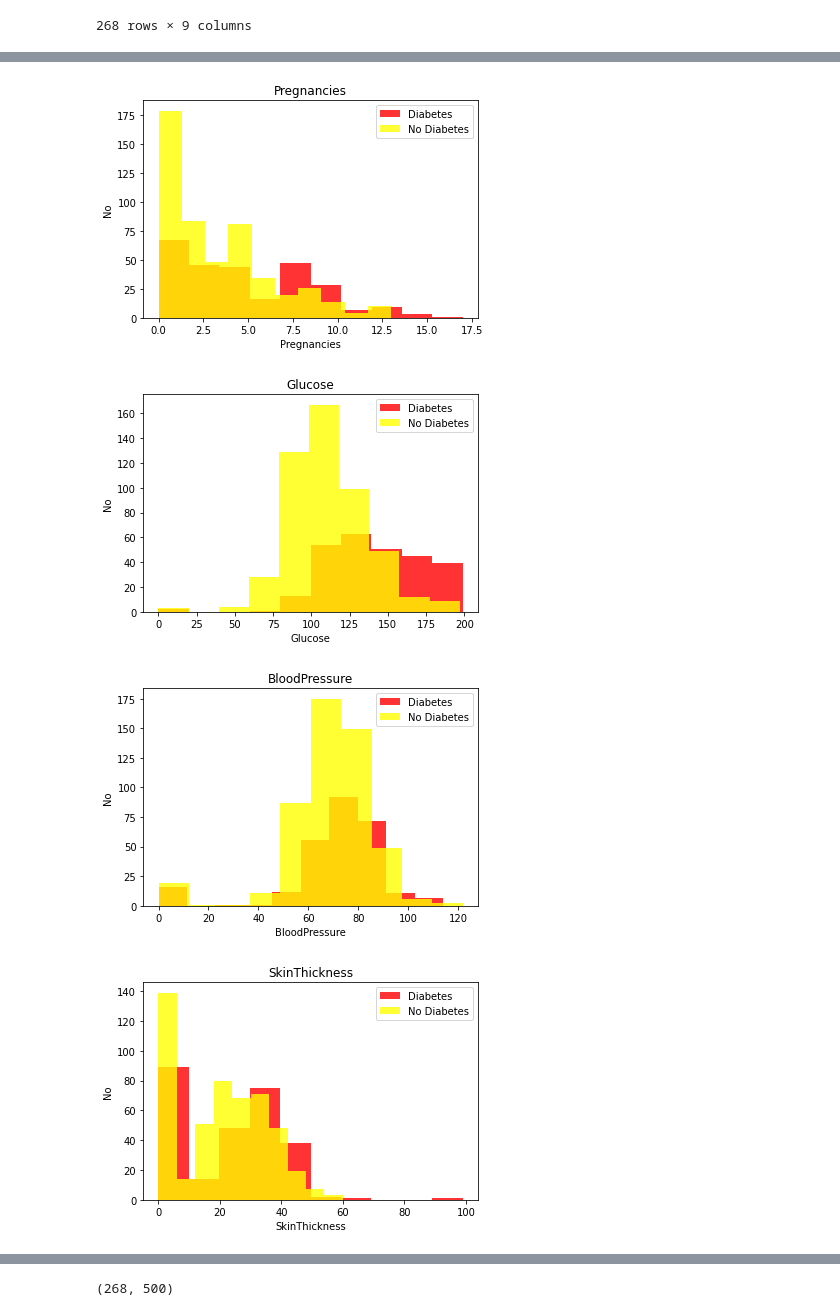
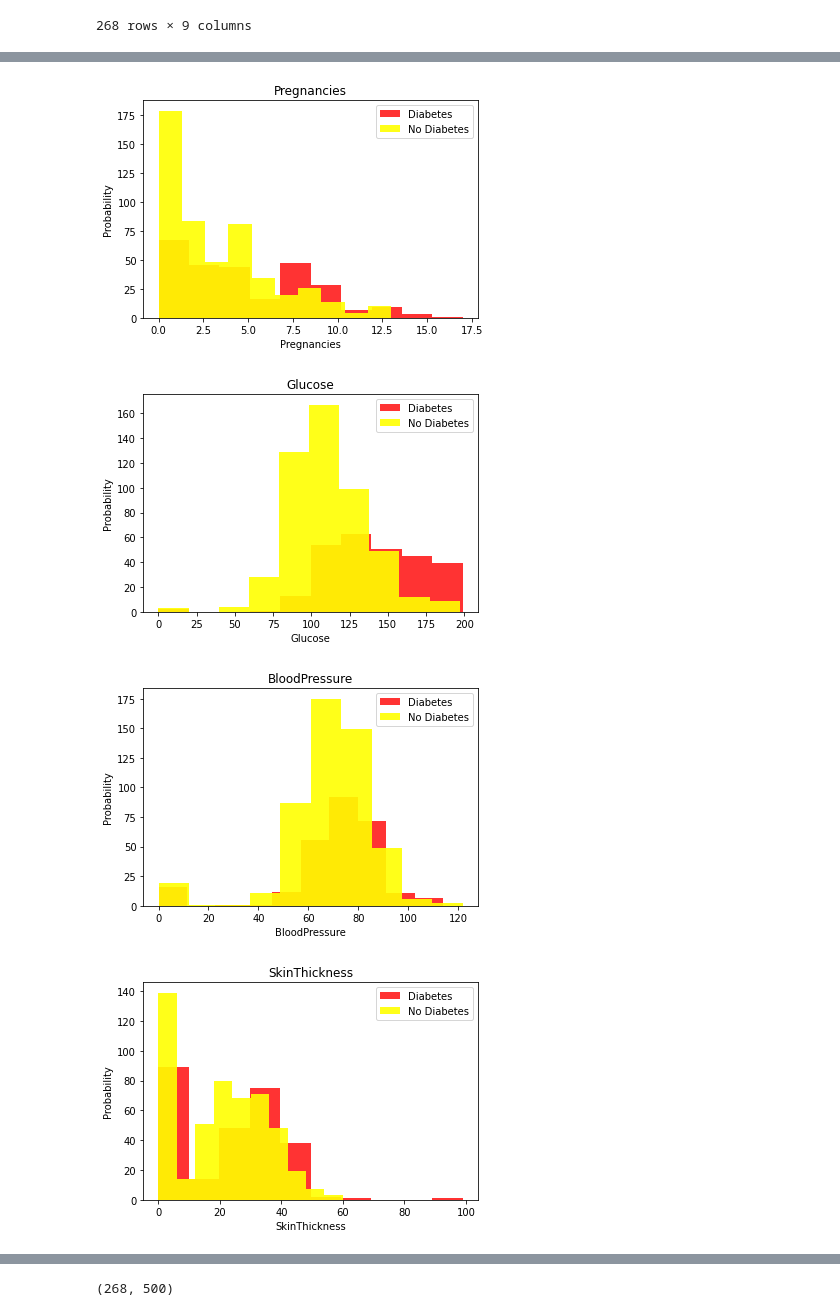
Before and after one commit to abidshafee/predictionModel, a Jupyter notebook: diabetes_prediction_tf_neuralnet.ipynb, the cells around one changed output, grey strips where cells are left out. Drawn from its saved outputs; the diff is of its cells as text; code cells hidden in the pictures.

```diff
--- a/diabetes_prediction_tf_neuralnet.ipynb
+++ b/diabetes_prediction_tf_neuralnet.ipynb
@@ -55,15 +56,15 @@ df[df['Outcome']==1] # return a dataframe where Outcome is 1
 # %%
 for i in range(len(df.columns[:-1])):
   label = df.columns[i]
   plt.hist(df[df['Outcome']==1][label], color='red', label='Diabetes', alpha=0.8)
-  plt.hist(df[df['Outcome']==0][label], color='yellow', label='No Diabetes', alpha=0.8)
+  plt.hist(df[df['Outcome']==0][label], color='yellow', label='No Diabetes', alpha = 0.9)
   plt.title(label)
   plt.xlabel(label)
-  plt.ylabel('No')
+  plt.ylabel('Probability')
   plt.legend()
   plt.show()
 # %% [output]
-[figure, old version]
+[figure, new version]
-[figure, old version]
+[figure, new version]
-[figure, old version]
+[figure, new version]
-[figure, old version]
+[figure, new version]
```
Also changed, not shown: parts of 13 cells of this notebook.
